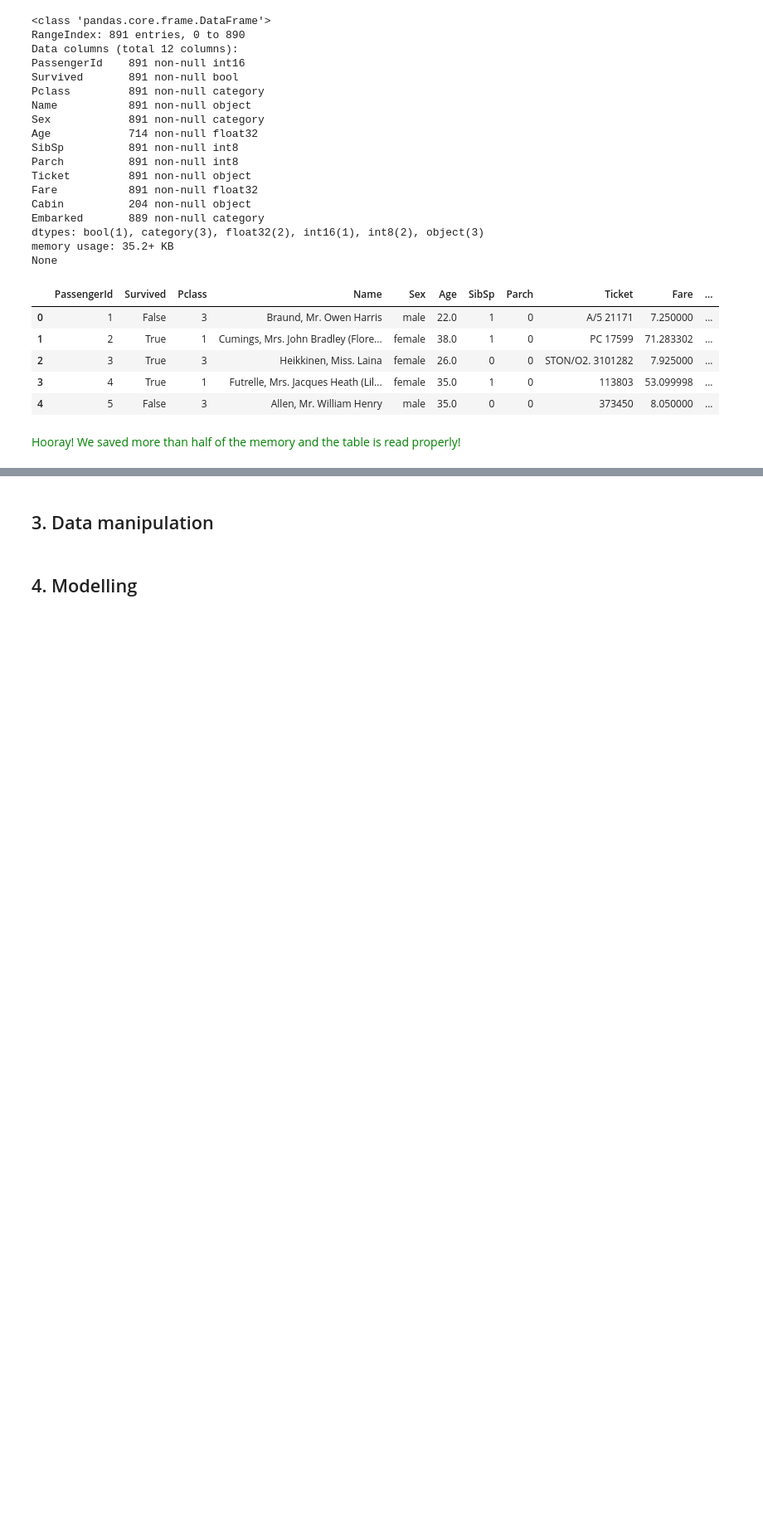
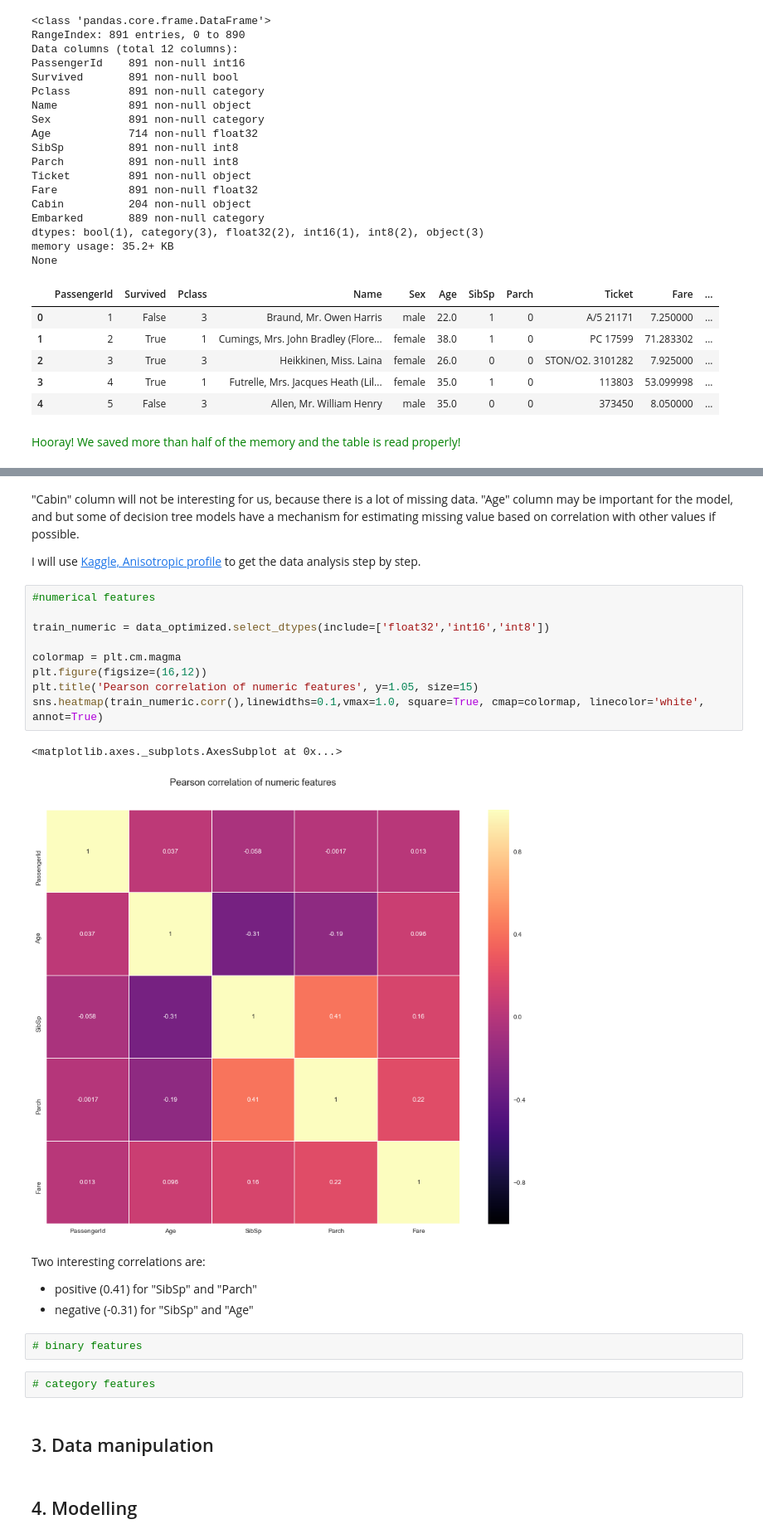
Before and after one commit to mknorps/DataScience-Projects, a Jupyter notebook: Titanic_meets_decision_Trees.ipynb, the cells around one changed output, grey strips where cells are left out. Shown at 83% size. Saved outputs shown, nothing was run; the diff lists cells and outputs as text; blank space fills up the shorter version.

Commit message:
bits of data visualisation

```diff
--- a/Titanic_meets_decision_Trees.ipynb
+++ b/Titanic_meets_decision_Trees.ipynb
@@ -106,3 +127,28 @@ Do we have any missing data?
+# %% [markdown]
+"Cabin" column will not be interesting for us, because there is a lot of missing data.
+"Age" column may be important for the model, and but some of decision tree models have a mechanism for estimating missing value based on correlation with other values if possible.
+
+I will use [Kaggle, Anisotropic profile](https://www.kaggle.com/arthurtok/interactive-porto-insights-a-plot-ly-tutorial) to get the data analysis step by step.
+# %%
+#numerical features
+
+train_numeric = data_optimized.select_dtypes(include=['float32','int16','int8'])
+
+colormap = plt.cm.magma
+plt.figure(figsize=(16,12))
+plt.title('Pearson correlation of numeric features', y=1.05, size=15)
+sns.heatmap(train_numeric.corr(),linewidths=0.1,vmax=1.0, square=True, cmap=colormap, linecolor='white', annot=True)
+# %% [output]
+<matplotlib.axes._subplots.AxesSubplot at 0x...>
+[figure, added]
+# %% [markdown]
+Two interesting correlations are:
+ - positive (0.41) for "SibSp" and "Parch"
+ - negative  (-0.31) for "SibSp" and "Age"
+# %%
+# binary features
+# %%
+# category features
 # %% [markdown]
 ## 3. Data manipulation
 # %% [markdown]
```
Also changed, not shown: parts of 4 cells of this notebook.
